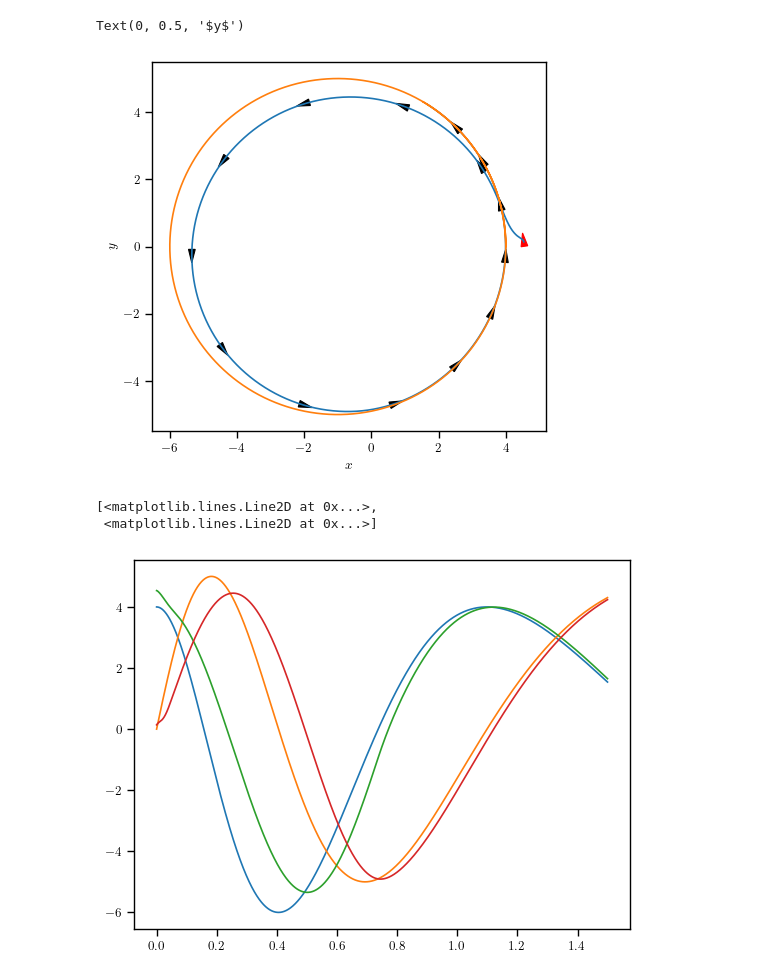
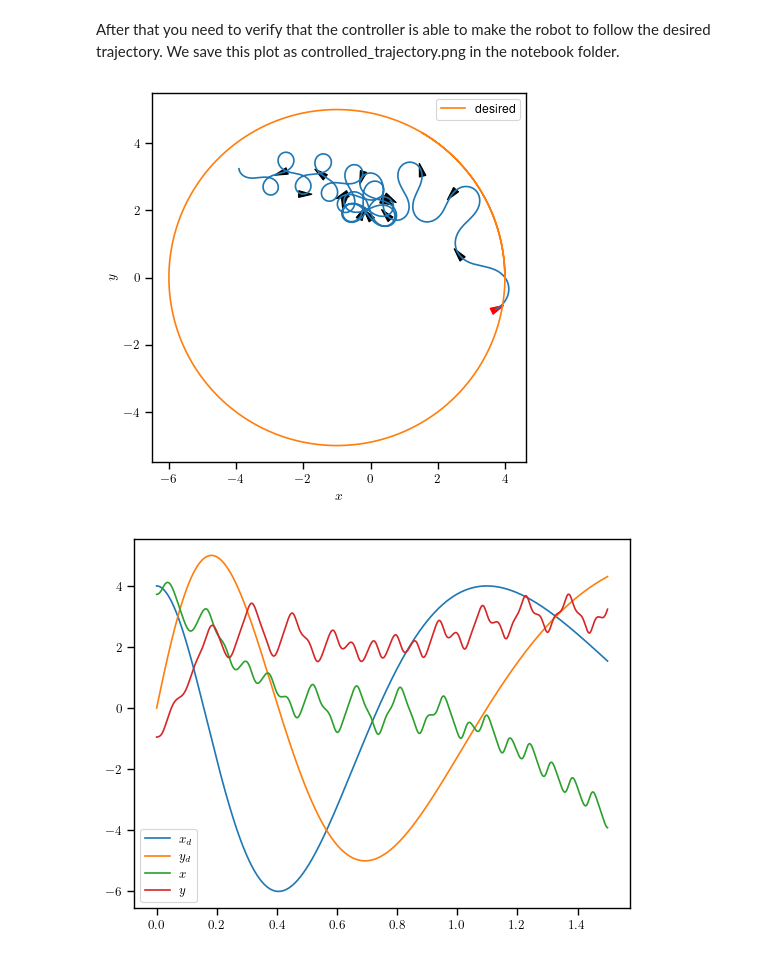
Before and after one commit to CIE-KFUPM/Rigid_Body, a Jupyter notebook: notebooks/homework.ipynb, the cells around one changed output. Drawn from its saved outputs; the diff is of its cells as text; code cells hidden in the pictures.

```diff
--- a/notebooks/homework.ipynb
+++ b/notebooks/homework.ipynb
@@ -42,8 +61,8 @@ controlled_trajectory[0] = np.array([desired_xy[0,0],desired_xy[0,1],np.pi/3])+1
 # %%
-K_p_v = 5e1
-K_i_v = 4e-3
-K_p_phi = 1e2
-K_i_phi = 1e-2
+K_p_v = 1e0
+K_i_v = 1e0
+K_p_phi = 1e0
+K_i_phi = 1e0
 
 max_speed_control = 60
 
@@ -75,22 +94,26 @@ for i in range(t_span.shape[0]-1):
     u_hist.append(u_)
     controlled_trajectory[i+1] = ode.rk_one_step(differential_drive_dynamic,controlled_trajectory[i],dt,u_)
 u_hist = np.stack(u_hist)
+# %% [markdown]
+After that you need to verify that the controller is able to make the robot to follow the desired trajectory.
+We save this plot as controlled_trajectory.png in the notebook folder.
 # %%
 ax = plotter.two_d_trajectory_attitude_plot(controlled_trajectory,0.10,200,initial_color="red")
-ax.plot(desired_xy[:,0],desired_xy[:,1])
+ax.plot(desired_xy[:,0],desired_xy[:,1], label='desired')
+ax.legend()
 ax.set_aspect("equal")
 ax.set_xlabel(r"$x$")
 ax.set_ylabel(r"$y$")
+plt.savefig('controlled_trajectory.png')
 # %% [output]
-Text(0, 0.5, '$y$')
-[figure, old version]
+[figure, new version]
 # %%
-plt.plot(t_raw,desired_xy)
-plt.plot(t_raw,controlled_trajectory[:,:2])
+plt.plot(t_raw,desired_xy,label=[r'$x_d$',r'$y_d$'])
+plt.plot(t_raw,controlled_trajectory[:,:2],label=[r'$x$',r'$y$'])
+plt.legend()
+plt.savefig('controlled_vs_desired_x_y.png')
 # %% [output]
-[<matplotlib.lines.Line2D at 0x...>,
- <matplotlib.lines.Line2D at 0x...>]
-[figure, old version]
+[figure, new version]
 # %%
 plt.plot(t_raw[1:],u_hist, label=[r"$\dot\theta_r$",r"$\dot\theta_l$"])
 plt.legend()
```
Also changed, not shown: parts of 13 cells of this notebook, 1 other file.
